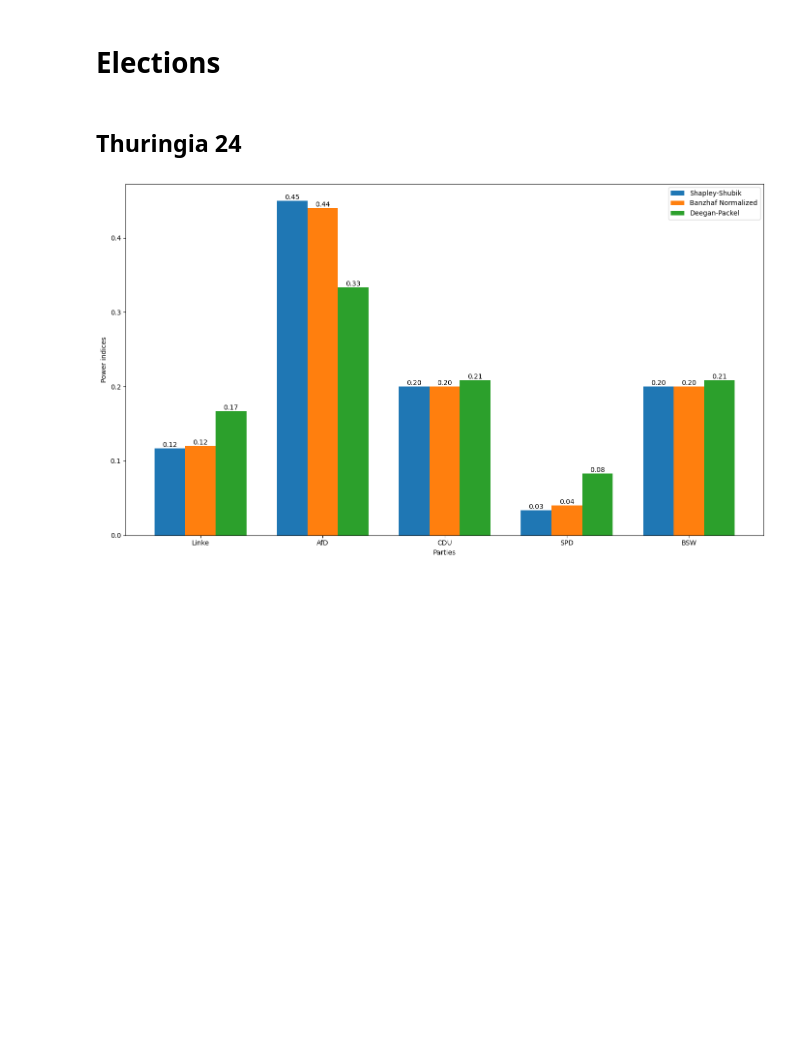
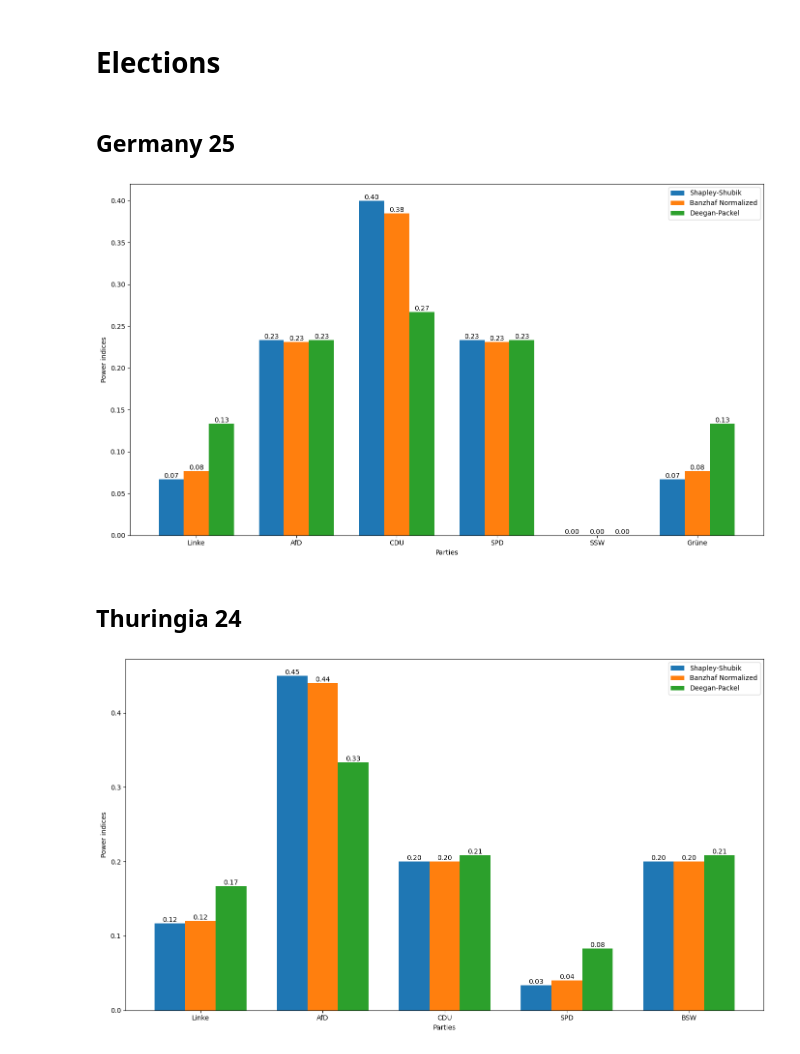
Before and after one commit to tokais/power-indices, a Jupyter notebook: elections.ipynb, the cells around one changed output. Cells and saved outputs as stored; diff of their text form; code cells hidden in the pictures; blank space fills up the shorter version.

```diff
--- a/elections.ipynb
+++ b/elections.ipynb
@@ -2,6 +2,20 @@
 # Elections
 # %%
 from power_indices import calculate_indices
+# %% [markdown]
+## Germany 25
+# %%
+seats = {
+    'Linke': 64,
+    'AfD': 152,
+    'CDU': 208,
+    'SPD': 120,
+    'SSW': 1,
+    'Grüne': 85
+}
+calculate_indices(seats)
+# %% [output]
+[figure, added]
 # %% [markdown]
 ## Thuringia 24
 # %%
```
